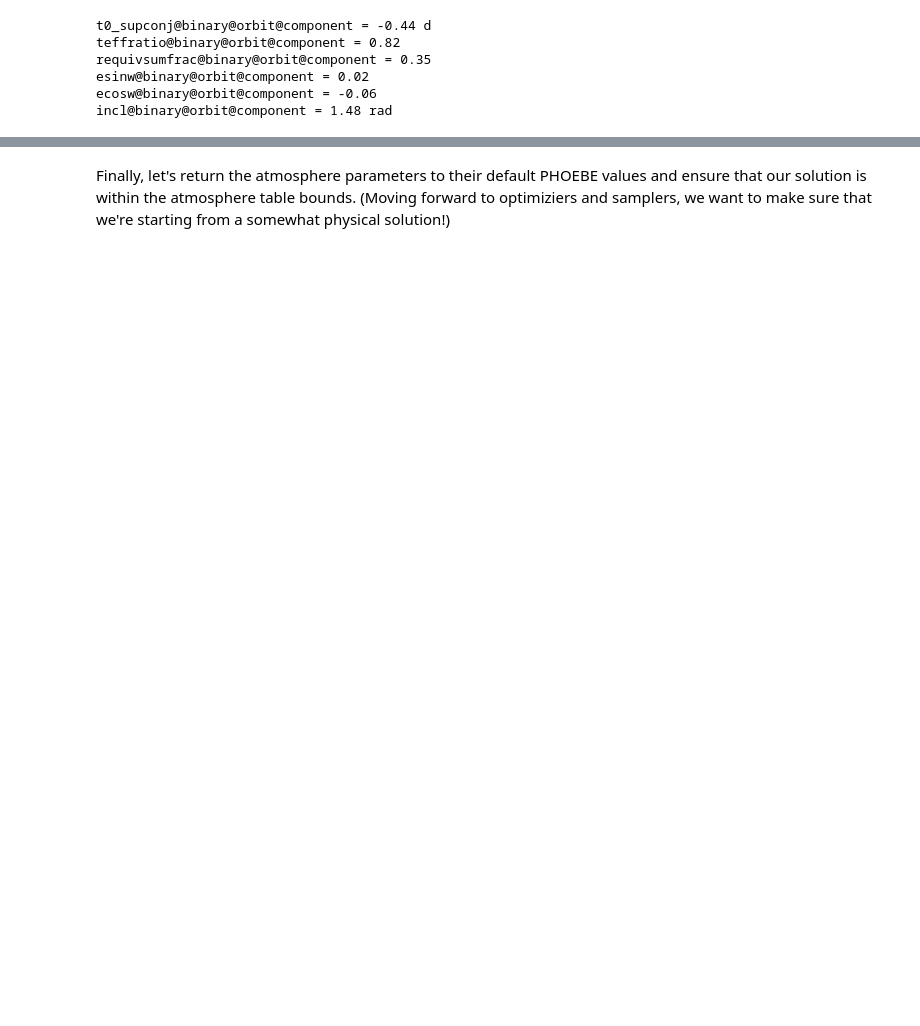
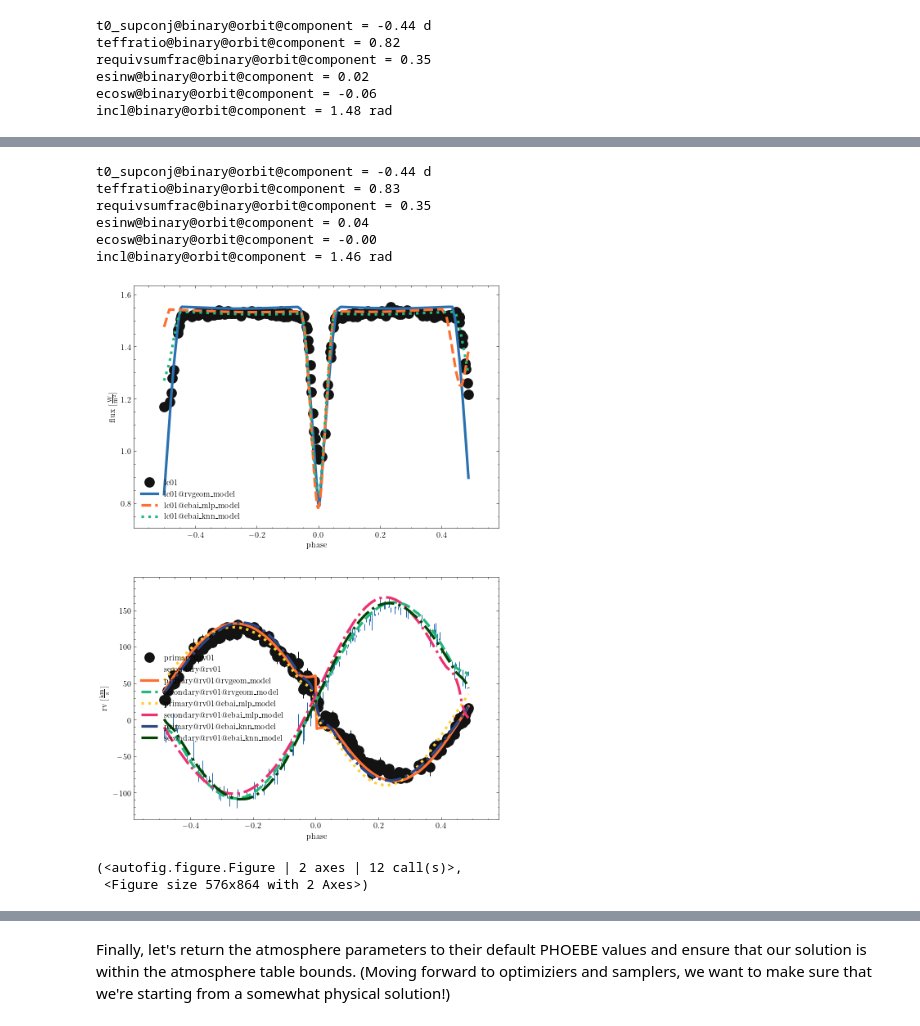
Before and after one commit to phoebe-project/phoebe2-workshop, a Jupyter notebook: 2022june/Tutorial_08a_estimators.ipynb, the cells around one changed output, grey strips where cells are left out. Saved outputs shown, nothing was run; the diff lists cells and outputs as text; code cells hidden in the pictures; blank space fills up the shorter version.

```diff
--- a/2022june/Tutorial_08a_estimators.ipynb
+++ b/2022june/Tutorial_08a_estimators.ipynb
@@ -262,0 +270,20 @@ We can see that EBAI is not particularly good at estimating esinw and ecosw. Luc
+# %%
+for param, value, unit in zip(b.get_value('fitted_twigs', solution='ebai_knn_solution'),
+                       b.get_value('fitted_values', solution='ebai_knn_solution'),
+                        b.get_value('fitted_units', solution='ebai_knn_solution')):
+     print('%s = %.2f %s' % (param,value,unit))
+# %% [output]
+t0_supconj@binary@orbit@component = -0.44 d
+teffratio@binary@orbit@component = 0.83
+requivsumfrac@binary@orbit@component = 0.35
+esinw@binary@orbit@component = 0.04
+ecosw@binary@orbit@component = -0.00
+incl@binary@orbit@component = 1.46 rad
+# %%
+b.adopt_solution('ebai_knn_solution')
+b.run_compute(model='ebai_knn_model')
+b.plot(x='phase', legend=True, show=True)
+# %% [output]
+[figure, added]
+(<autofig.figure.Figure | 2 axes | 12 call(s)>,
+ <Figure size 576x864 with 2 Axes>)
```
Also changed, not shown: parts of 21 cells of this notebook, 1 other file.
